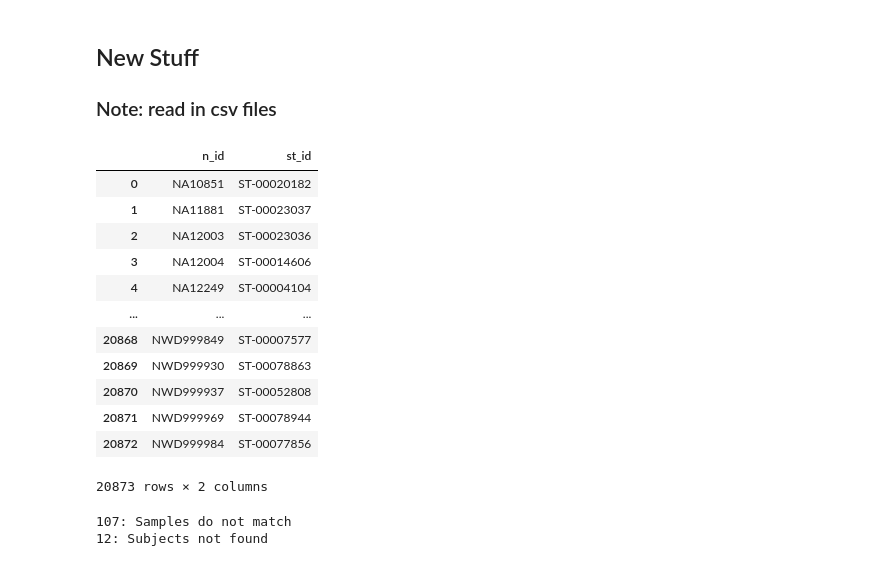
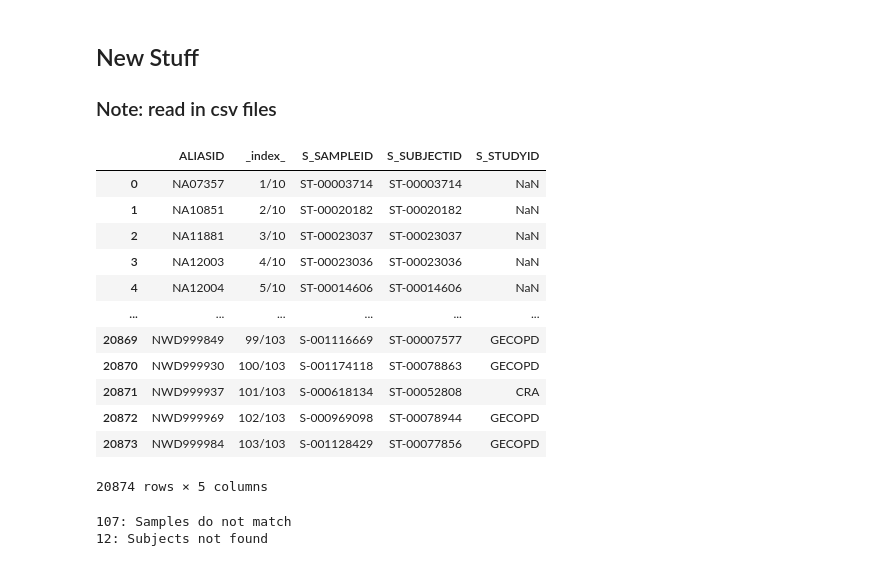
Before and after one commit to jziniti/topmed_wgs_extraction, a Jupyter notebook: notebooks/TopMedQC.ipynb, the cells around one changed output. Cells and saved outputs as stored; diff of their text form; code cells hidden in the pictures.

```diff
--- a/notebooks/TopMedQC.ipynb
+++ b/notebooks/TopMedQC.ipynb
@@ -347,29 +348,26 @@ flagged_markers.to_csv(marker_flags_file_name)
 # %%
 #show samples from duplicate.con that (should match) & (shouldn't match) and do
 path = '/proj/regeps/regep00/studies/TopMed/data/dna/whole_genome/TopMed/data/freezes/freeze.10.cdnm/tmp/'
 dup_con = s_studyid+'_king_duplicate.con'
+df_con = pd.read_csv(path+dup_con, delim_whitespace=True)
+
 stashq = '10a.stashq.txt'
-
-df_con = pd.read_csv(path+dup_con, delim_whitespace=True)
-df_txt = pd.read_csv(path+stashq, delim_whitespace=True)
-df_txt.columns = ['n_id', '1', 's_id', 'st_id', '4']
-df_txt = df_txt[['n_id', 'st_id']]
-df_txt.dropna
+df_txt = pd.read_csv(path+stashq, delim_whitespace=True, names=['ALIASID', '_index_', 'S_SAMPLEID', 'S_SUBJECTID', 'S_STUDYID'])
 df_txt
 # %% [output]
-|  | n_id | st_id |
-| 0 | NA10851 | ST-00020182 |
-| 1 | NA11881 | ST-00023037 |
-| 2 | NA12003 | ST-00023036 |
-| 3 | NA12004 | ST-00014606 |
-| 4 | NA12249 | ST-00004104 |
-| ... | ... | ... |
-| 20868 | NWD999849 | ST-00007577 |
-| 20869 | NWD999930 | ST-00078863 |
-| 20870 | NWD999937 | ST-00052808 |
-| 20871 | NWD999969 | ST-00078944 |
-| 20872 | NWD999984 | ST-00077856 |
+|  | ALIASID | _index_ | S_SAMPLEID | S_SUBJECTID | S_STUDYID |
+| 0 | NA07357 | 1/10 | ST-00003714 | ST-00003714 | NaN |
+| 1 | NA10851 | 2/10 | ST-00020182 | ST-00020182 | NaN |
+| 2 | NA11881 | 3/10 | ST-00023037 | ST-00023037 | NaN |
+| 3 | NA12003 | 4/10 | ST-00023036 | ST-00023036 | NaN |
+| 4 | NA12004 | 5/10 | ST-00014606 | ST-00014606 | NaN |
+| ... | ... | ... | ... | ... | ... |
+| 20869 | NWD999849 | 99/103 | S-001116669 | ST-00007577 | GECOPD |
+| 20870 | NWD999930 | 100/103 | S-001174118 | ST-00078863 | GECOPD |
+| 20871 | NWD999937 | 101/103 | S-000618134 | ST-00052808 | CRA |
+| 20872 | NWD999969 | 102/103 | S-000969098 | ST-00078944 | GECOPD |
+| 20873 | NWD999984 | 103/103 | S-001128429 | ST-00077856 | GECOPD |
-20873 rows × 2 columns
+20874 rows × 5 columns
 # %%
 # Show samples from duplicate.con that should match but don’t
 bad_match_data = { "idx": [], "ID1": [], "ID2": [], "Reason": [] }
```
Also changed, not shown: parts of 33 cells of this notebook.
